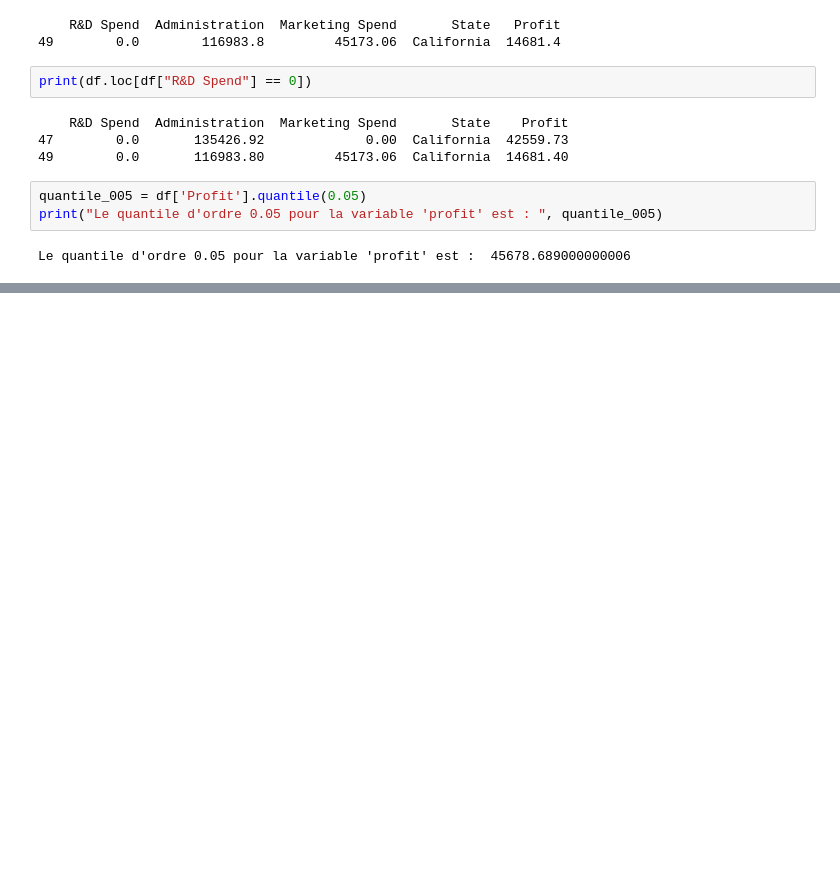
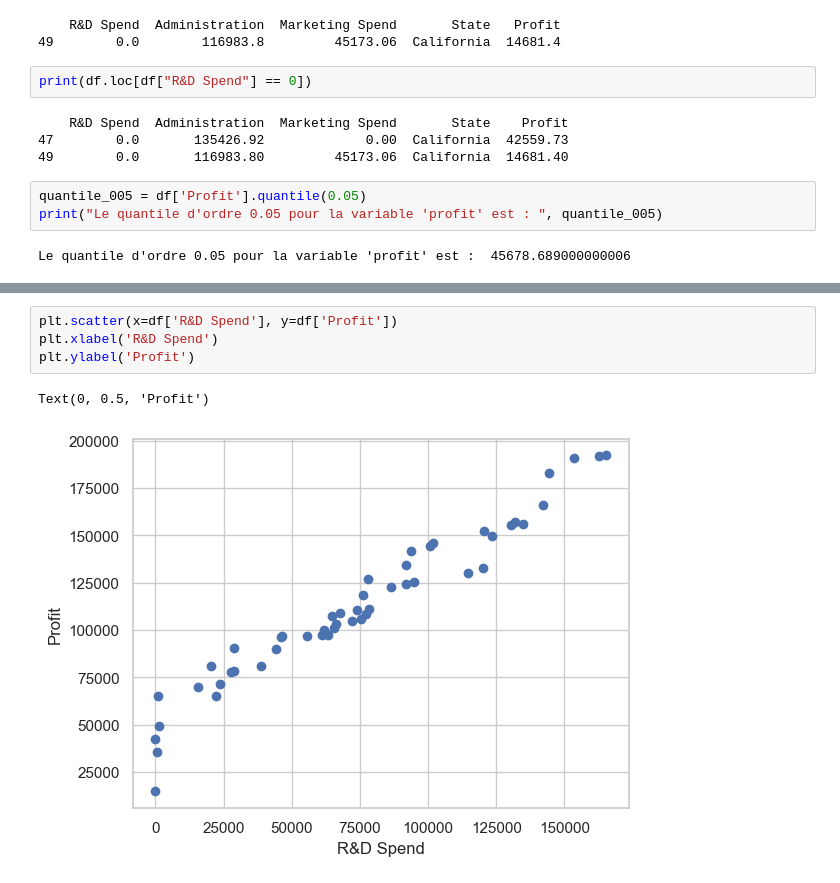
Before and after one commit to skanderkaroui/TP2-Machine-Learning, a Jupyter notebook: atelier regression.ipynb, the cells around one changed output, grey strips where cells are left out. Cells and saved outputs as stored; diff of their text form; blank space fills up the shorter version.

```diff
--- a/atelier regression.ipynb
+++ b/atelier regression.ipynb
@@ -80,0 +88,7 @@ Le quantile d'ordre 0.05 pour la variable 'profit' est :  45678.689000000006
+# %%
+plt.scatter(x=df['R&D Spend'], y=df['Profit'])
+plt.xlabel('R&D Spend')
+plt.ylabel('Profit')
+# %% [output]
+Text(0, 0.5, 'Profit')
+[figure, added]
```
Also changed, not shown: parts of 22 cells of this notebook.
